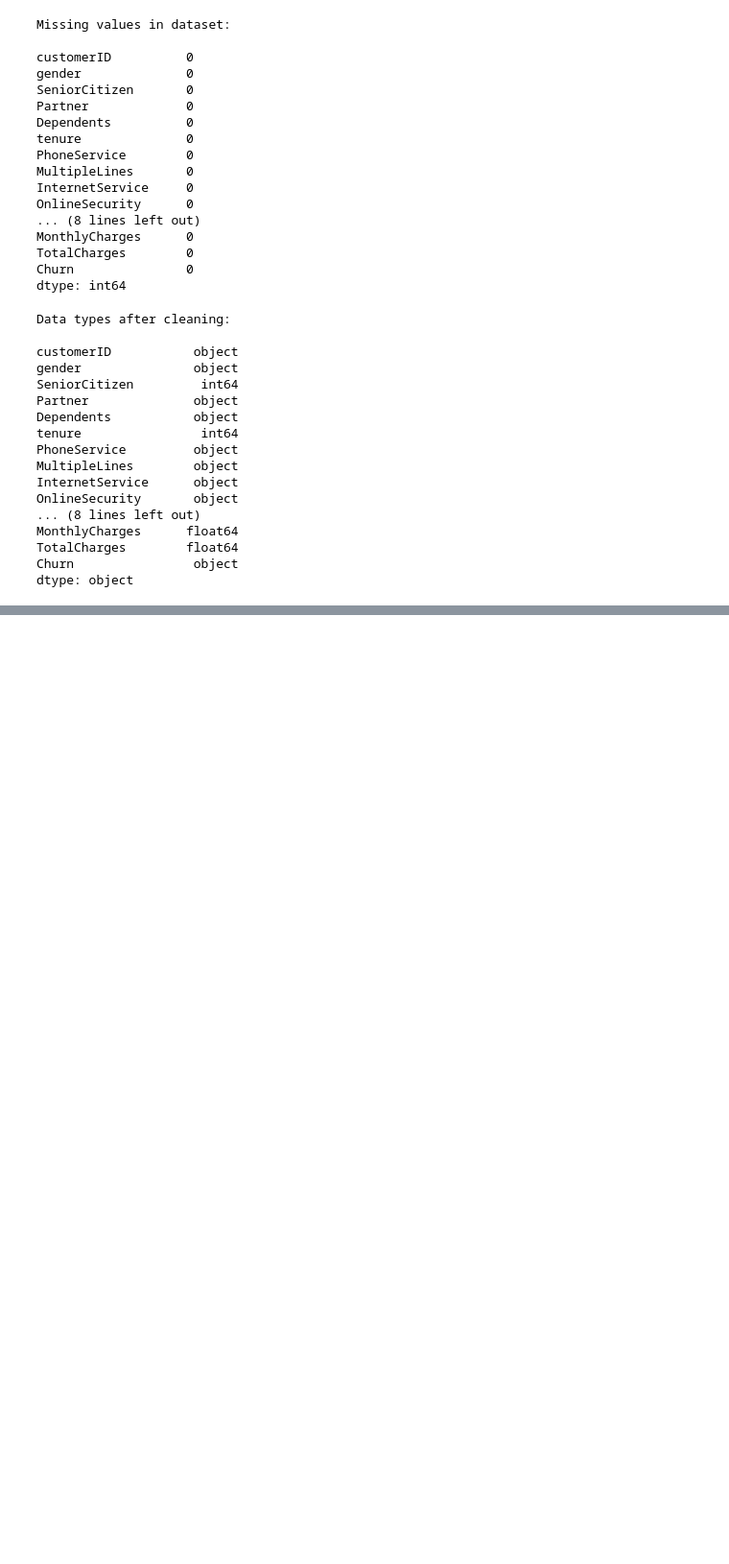
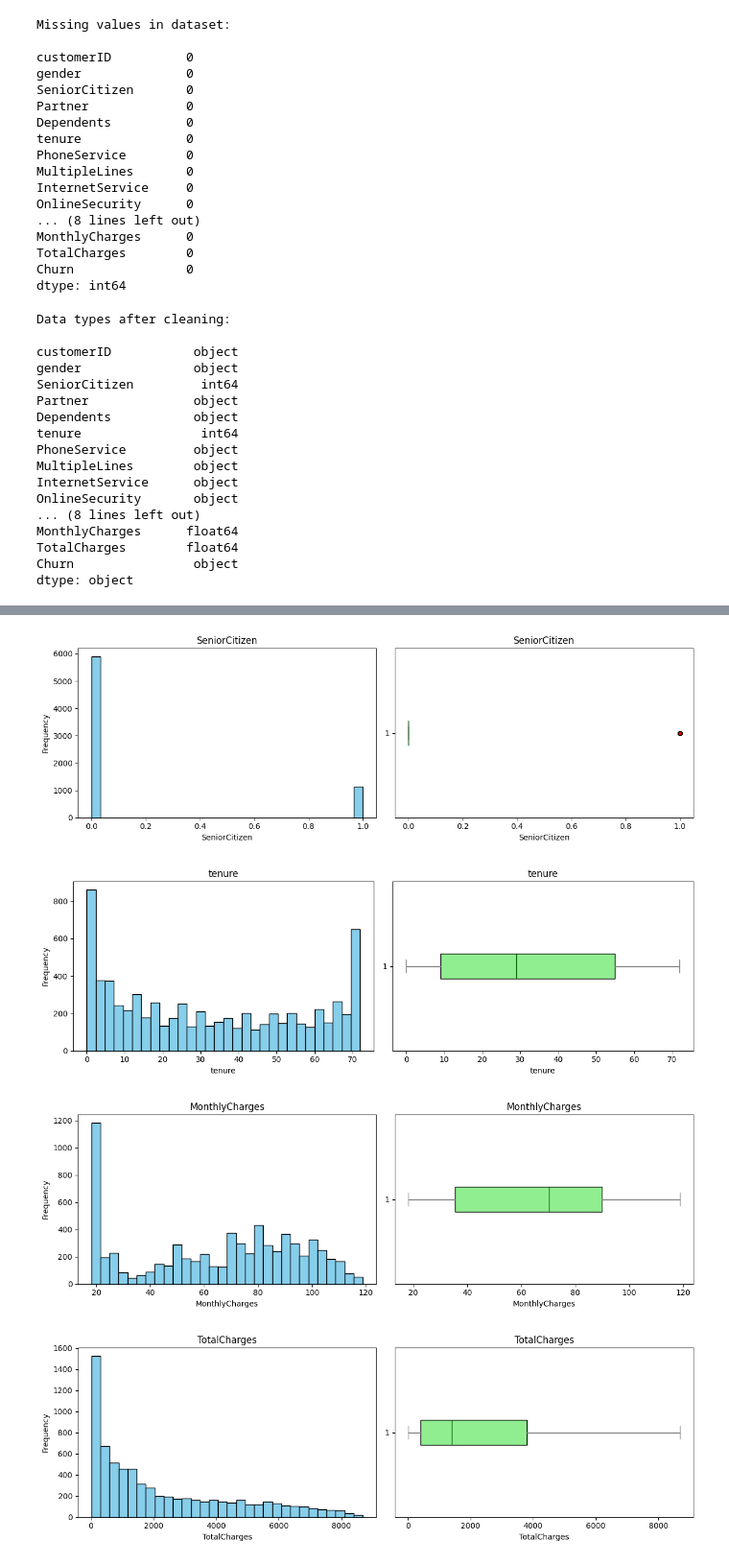
Before and after one commit to AnnapurnaBhatraju/telco-churn-prediction, a Jupyter notebook: churn_prediction.ipynb, the cells around one changed output, grey strips where cells are left out. Shown at 96% size. Cells and saved outputs as stored; diff of their text form; code cells hidden in the pictures; blank space fills up the shorter version.

```diff
--- a/churn_prediction.ipynb
+++ b/churn_prediction.ipynb
@@ -205,0 +249,33 @@ dtype: object
+# %%
+# Select numerical columns
+numerical_cols = df.select_dtypes(include=['int64', 'float64']).columns.to_list()
+
+# Plotting both Histogram and Boxplot side by side for each feature
+for col in numerical_cols:
+    fig, axes = plt.subplots(1, 2, figsize=(12, 4))
+
+    # Histogram on the left
+    axes[0].hist(df[col].dropna(), bins=30, color='skyblue', edgecolor='black')
+    axes[0].set_title(f'{col}')
+    axes[0].set_xlabel(col)
+    axes[0].set_ylabel('Frequency')
+
+    # Box Plot on the right
+    axes[1].boxplot(df[col].dropna(),
+                    vert=False,
+                    patch_artist=True,
+                    boxprops=dict(facecolor='lightgreen', color='black'),
+                    medianprops=dict(color='darkgreen'),
+                    whiskerprops=dict(color='gray'),
+                    capprops=dict(color='gray'),
+                    flierprops=dict(marker='o', markerfacecolor='red', markersize=5, linestyle='none'))
+    axes[1].set_title(f'{col}')
+    axes[1].set_xlabel(col)
+
+    plt.tight_layout()
+    plt.show()
+# %% [output]
+[figure, added]
+[figure, added]
+[figure, added]
+[figure, added]
```
Also changed, not shown: parts of 12 cells of this notebook, 1 other file.
